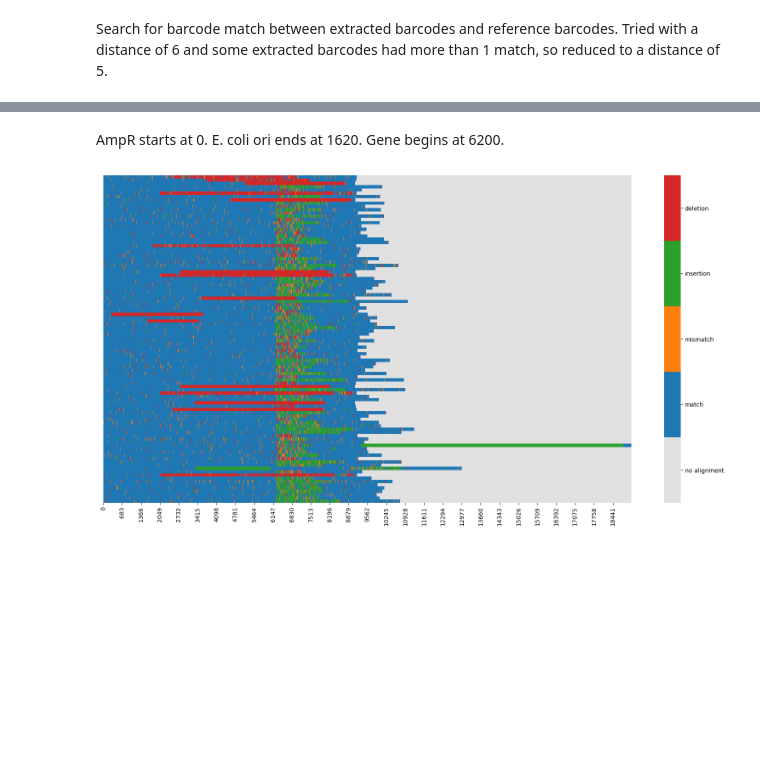
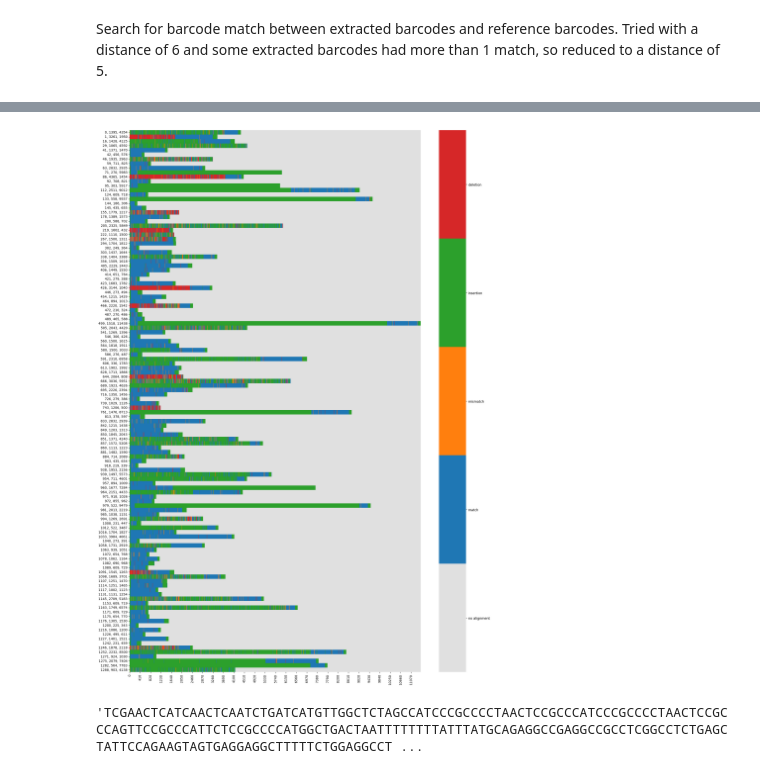
Before and after one commit to nmateyko/PlasmidLibraryAmplificationBias, a Jupyter notebook: analysis/MORF_nanopore_20230821/morf_sequencing_20230821.ipynb, the cells around one changed output, grey strips where cells are left out. Saved outputs shown, nothing was run; the diff lists cells and outputs as text; code cells hidden in the pictures; blank space fills up the shorter version.

```diff
--- a/analysis/MORF_nanopore_20230821/morf_sequencing_20230821.ipynb
+++ b/analysis/MORF_nanopore_20230821/morf_sequencing_20230821.ipynb
@@ -166,0 +234,13 @@ print(len(plasmid))
+# %%
+gene_bc_matching = []
+for read_bc, read_gene, ref_bc in tqdm(bc_matches):
+    dists = bc_gene_pairs.apply(lambda row: Levenshtein.distance(row['ORF sequence'], read_gene), axis=1)
+    best_match = bc_gene_pairs.iloc[dists.idxmin()]
+    ref_gene = bc_gene_pairs[bc_gene_pairs['Barcode Sequence'] == ref_bc]['ORF sequence'].values[0]
+    gene_bc_matching.append({'read_bc': read_bc, 'read_gene_seq': read_gene, 'ref_bc': ref_bc,
+                             'ref_gene_seq': ref_gene, 'best_match_bc': best_match['Barcode Sequence'],
+                             'best_match_gene_seq': best_match['ORF sequence'], 'distance': min(dists)})
+# %%
+gene_matching_df = pd.DataFrame(gene_bc_matching)
+gene_matching_df['bc_match'] = gene_matching_df['ref_bc'] == gene_matching_df['best_match_bc']
+print(f"{100 * sum(gene_matching_df['bc_match']) / len(gene_matching_df):0.2f}% of barcodes match the expected gene.")
@@ -191,7 +253,0 @@ def pad_lengths(d):
-# %%
-encoded_alignments = dict()
-for read in reindexed_reads[:100]:
-    alignments = aligner.align(plasmid, read[1])
-    alignment = next(alignments)
-    encoded = encode_alignment(alignment[0], alignment[1])
-    encoded_alignments[read[0]] = encoded
@@ -201,14 +254,25 @@ alignments_df = pd.DataFrame.from_dict(encoded_alignments, orient='index')
-# %% [markdown]
-AmpR starts at 0. E. coli ori ends at 1620. Gene begins at 6200.
+# %%
+def align_read_to_ref(row):
+    if len(row['read_gene_seq']) > 0:
+        alignments = aligner.align(row['ref_gene_seq'], row['read_gene_seq'])
+        alignment = next(alignments)
+        return (row.name, len(row['ref_gene_seq']), len(row['read_gene_seq']), encode_alignment(alignment[0], alignment[1]))
+res = gene_matching_df.loc[~gene_matching_df['bc_match']].apply(align_read_to_ref, axis=1)
+encoded = {f"{i[0]}, {i[1]}, {i[2]}": i[3] for i in res if i is not None}
+pad_lengths(encoded)
+alignments_df = pd.DataFrame.from_dict(encoded, orient='index')
 # %%
 cmap = sns.color_palette(['#e0e0e0', '#1f77b4', '#ff7f0e', '#2ca02c', '#d62728'])
-ax = sns.heatmap(alignments_df, cmap=cmap)
-plt.yticks([])
+ax = sns.heatmap(alignments_df, cmap=cmap, yticklabels=True)
 colorbar = ax.collections[0].colorbar
 r = colorbar.vmax - colorbar.vmin
 colorbar.set_ticks([colorbar.vmin + r / 5 * (0.5 + i) for i in range(5)])
 colorbar.set_ticklabels(['no alignment', 'match', 'mismatch', 'insertion', 'deletion'])
-plt.gcf().set_size_inches(20, 10)
+plt.gcf().set_size_inches(20, 30)
 plt.show()
 # %% [output]
-[figure, old version]
+[figure, new version]
+# %%
+gene_matching_df.iloc[1282]['read_gene_seq']
+# %% [output]
+'TCGAACTCATCAACTCAATCTGATCATGTTGGCTCTAGCCATCCCGCCCCTAACTCCGCCCATCCCGCCCCTAACTCCGCCCAGTTCCGCCCATTCTCCGCCCCATGGCTGACTAATTTTTTTTATTTATGCAGAGGCCGAGGCCGCCTCGGCCTCTGAGCTATTCCAGAAGTAGTGAGGAGGCTTTTTCTGGAGGCCT ...
```
Also changed, not shown: parts of 41 cells of this notebook, 8 other files.
